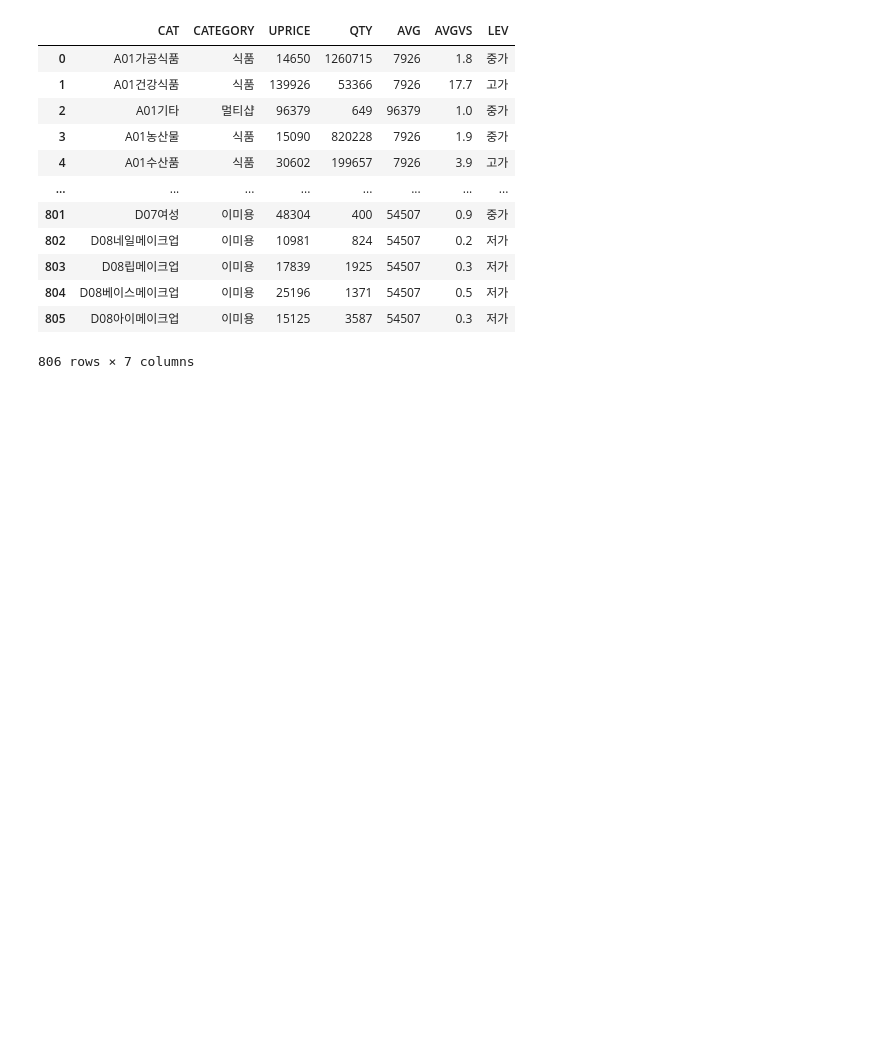
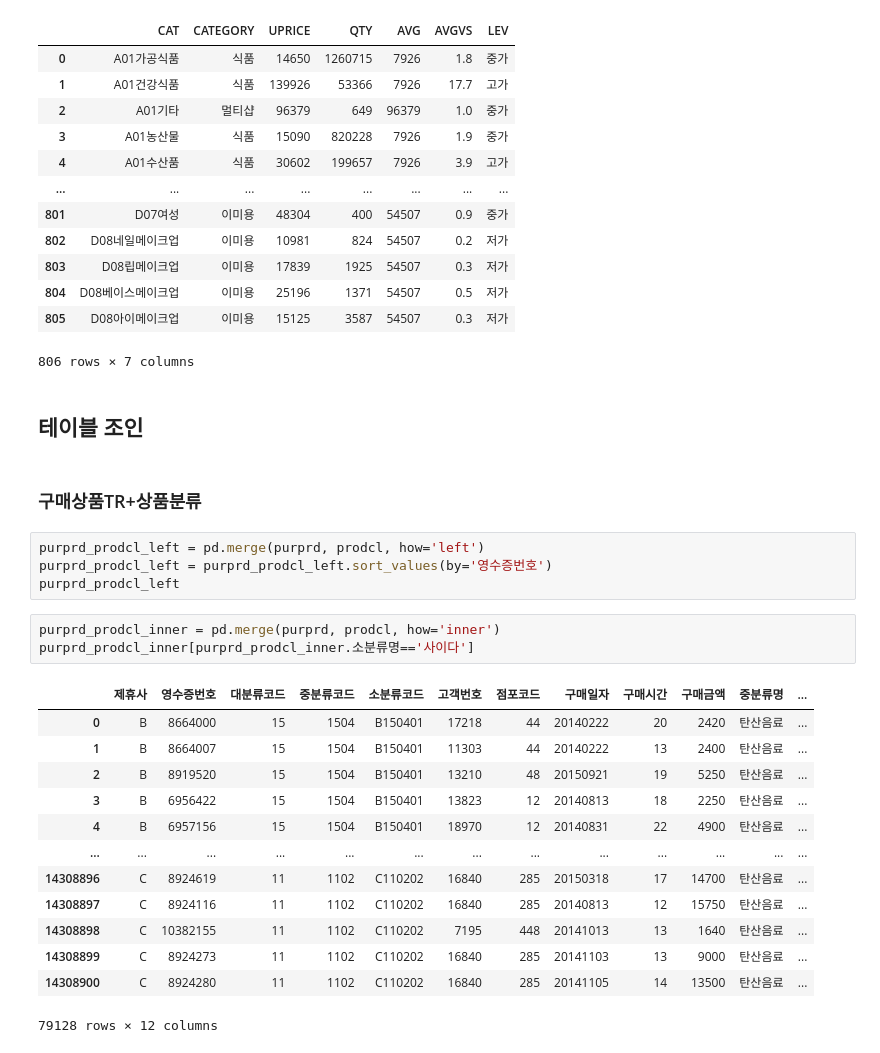
Before and after one commit to PKLH/cakd_LP, a Jupyter notebook: WorkSpace/Han/EDA.ipynb, the cells around one changed output. Drawn from its saved outputs; the diff is of its cells as text; blank space fills up the shorter version.

```diff
--- a/WorkSpace/Han/EDA.ipynb
+++ b/WorkSpace/Han/EDA.ipynb
@@ -884,3 +914,28 @@ clf_logic
 | 804 | D08베이스메이크업 | 이미용 | 25196 | 1371 | 54507 | 0.5 | 저가 |
 | 805 | D08아이메이크업 | 이미용 | 15125 | 3587 | 54507 | 0.3 | 저가 |
 806 rows × 7 columns
+# %% [markdown]
+## 테이블 조인
+# %% [markdown]
+### 구매상품TR+상품분류
+# %%
+purprd_prodcl_left = pd.merge(purprd, prodcl, how='left')
+purprd_prodcl_left = purprd_prodcl_left.sort_values(by='영수증번호')
+purprd_prodcl_left
+# %%
+purprd_prodcl_inner = pd.merge(purprd, prodcl, how='inner')
+purprd_prodcl_inner[purprd_prodcl_inner.소분류명=='사이다']
+# %% [output]
+|  | 제휴사 | 영수증번호 | 대분류코드 | 중분류코드 | 소분류코드 | 고객번호 | 점포코드 | 구매일자 | 구매시간 | 구매금액 | 중분류명 | ... |
+| 0 | B | 8664000 | 15 | 1504 | B150401 | 17218 | 44 | 20140222 | 20 | 2420 | 탄산음료 | ... |
+| 1 | B | 8664007 | 15 | 1504 | B150401 | 11303 | 44 | 20140222 | 13 | 2400 | 탄산음료 | ... |
+| 2 | B | 8919520 | 15 | 1504 | B150401 | 13210 | 48 | 20150921 | 19 | 5250 | 탄산음료 | ... |
+| 3 | B | 6956422 | 15 | 1504 | B150401 | 13823 | 12 | 20140813 | 18 | 2250 | 탄산음료 | ... |
+| 4 | B | 6957156 | 15 | 1504 | B150401 | 18970 | 12 | 20140831 | 22 | 4900 | 탄산음료 | ... |
+| ... | ... | ... | ... | ... | ... | ... | ... | ... | ... | ... | ... | ... |
+| 14308896 | C | 8924619 | 11 | 1102 | C110202 | 16840 | 285 | 20150318 | 17 | 14700 | 탄산음료 | ... |
+| 14308897 | C | 8924116 | 11 | 1102 | C110202 | 16840 | 285 | 20140813 | 12 | 15750 | 탄산음료 | ... |
+| 14308898 | C | 10382155 | 11 | 1102 | C110202 | 7195 | 448 | 20141013 | 13 | 1640 | 탄산음료 | ... |
+| 14308899 | C | 8924273 | 11 | 1102 | C110202 | 16840 | 285 | 20141103 | 13 | 9000 | 탄산음료 | ... |
+| 14308900 | C | 8924280 | 11 | 1102 | C110202 | 16840 | 285 | 20141105 | 14 | 13500 | 탄산음료 | ... |
+79128 rows × 12 columns
```
Also changed, not shown: parts of 8 cells of this notebook.
